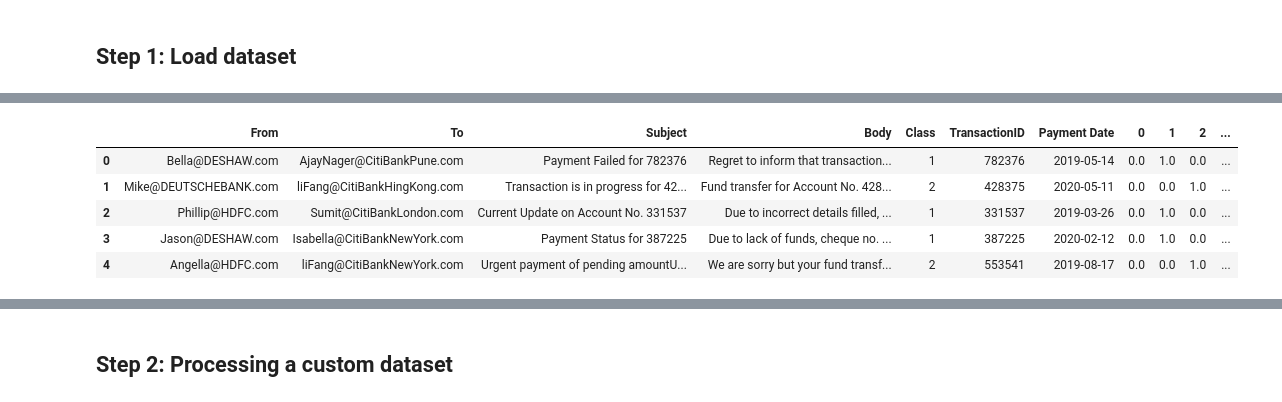
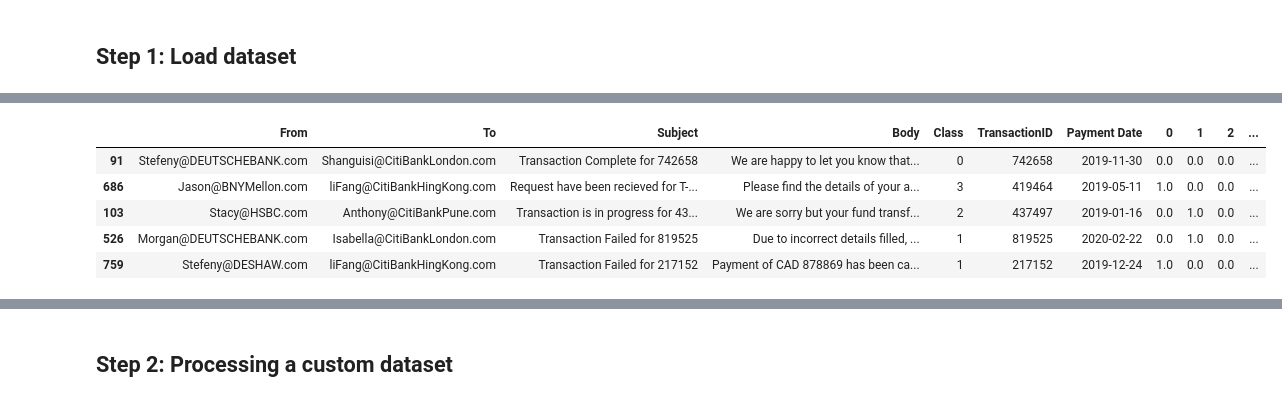
Before and after one commit to ahelii16/SmartEmailTracker, a Jupyter notebook: Email_Preprocessor.ipynb, the cells around one changed output, grey strips where cells are left out. Drawn from its saved outputs; the diff is of its cells as text; code cells hidden in the pictures.

```diff
--- a/Email_Preprocessor.ipynb
+++ b/Email_Preprocessor.ipynb
@@ -45,0 +46,3 @@ df.head()
+# %%
+from sklearn.model_selection import train_test_split
+train, test = train_test_split(df, test_size=0.2)
@@ -61,17 +108,17 @@ df['Class'] = le.fit_transform(df['Class'])
 # %%
 # creating instance of one-hot-encoder
+
 enc = OneHotEncoder(handle_unknown='ignore')
-
-enc_df = pd.DataFrame(enc.fit_transform(df[['Class']]).toarray())
+# enc2 = OneHotEncoder()
+enc_train = pd.DataFrame(enc.fit_transform(train[['Class']]).toarray())
 
 # merge with main df on key values
-df = df.join(enc_df)
+train = train.join(enc_train)
+train.head()
+# %% [output]
+|  | From | To | Subject | Body | Class | TransactionID | Payment Date | 0 | 1 | 2 | ... |
+| 91 | Stefeny@DEUTSCHEBANK.com | Shanguisi@CitiBankLondon.com | Transaction Complete for 742658 | We are happy to let you know that... | 0 | 742658 | 2019-11-30 | 0.0 | 0.0 | 0.0 | ... |
+| 686 | Jason@BNYMellon.com | liFang@CitiBankHingKong.com | Request have been recieved for T-... | Please find the details of your a... | 3 | 419464 | 2019-05-11 | 1.0 | 0.0 | 0.0 | ... |
+| 103 | Stacy@HSBC.com | Anthony@CitiBankPune.com | Transaction is in progress for 43... | We are sorry but your fund transf... | 2 | 437497 | 2019-01-16 | 0.0 | 1.0 | 0.0 | ... |
+| 526 | Morgan@DEUTSCHEBANK.com | Isabella@CitiBankLondon.com | Transaction Failed for 819525 | Due to incorrect details filled, ... | 1 | 819525 | 2020-02-22 | 0.0 | 1.0 | 0.0 | ... |
+| 759 | Stefeny@DESHAW.com | liFang@CitiBankHingKong.com | Transaction Failed for 217152 | Payment of CAD 878869 has been ca... | 1 | 217152 | 2019-12-24 | 1.0 | 0.0 | 0.0 | ... |
-# %%
-df.head()
-# %% [output]
-|  | From | To | Subject | Body | Class | TransactionID | Payment Date | 0 | 1 | 2 | ... |
-| 0 | Bella@DESHAW.com | AjayNager@CitiBankPune.com | Payment Failed for 782376 | Regret to inform that transaction... | 1 | 782376 | 2019-05-14 | 0.0 | 1.0 | 0.0 | ... |
-| 1 | Mike@DEUTSCHEBANK.com | liFang@CitiBankHingKong.com | Transaction is in progress for 42... | Fund transfer for Account No. 428... | 2 | 428375 | 2020-05-11 | 0.0 | 0.0 | 1.0 | ... |
-| 2 | Phillip@HDFC.com | Sumit@CitiBankLondon.com | Current Update on Account No. 331537 | Due to incorrect details filled, ... | 1 | 331537 | 2019-03-26 | 0.0 | 1.0 | 0.0 | ... |
-| 3 | Jason@DESHAW.com | Isabella@CitiBankNewYork.com | Payment Status for 387225 | Due to lack of funds, cheque no. ... | 1 | 387225 | 2020-02-12 | 0.0 | 1.0 | 0.0 | ... |
-| 4 | Angella@HDFC.com | liFang@CitiBankNewYork.com | Urgent payment of pending amountU... | We are sorry but your fund transf... | 2 | 553541 | 2019-08-17 | 0.0 | 0.0 | 1.0 | ... |
```
Also changed, not shown: parts of 15 cells of this notebook, 1 other file.
